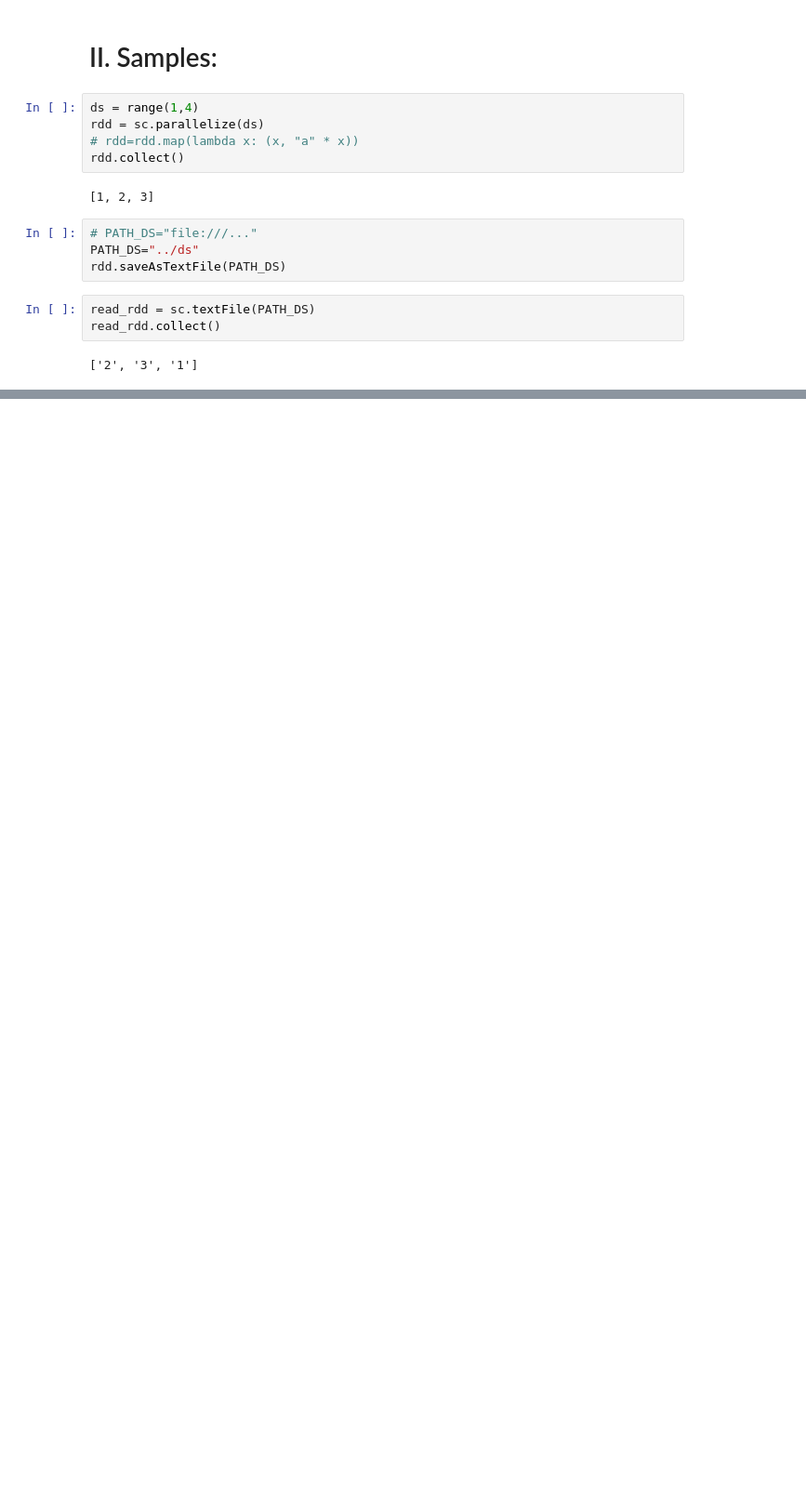
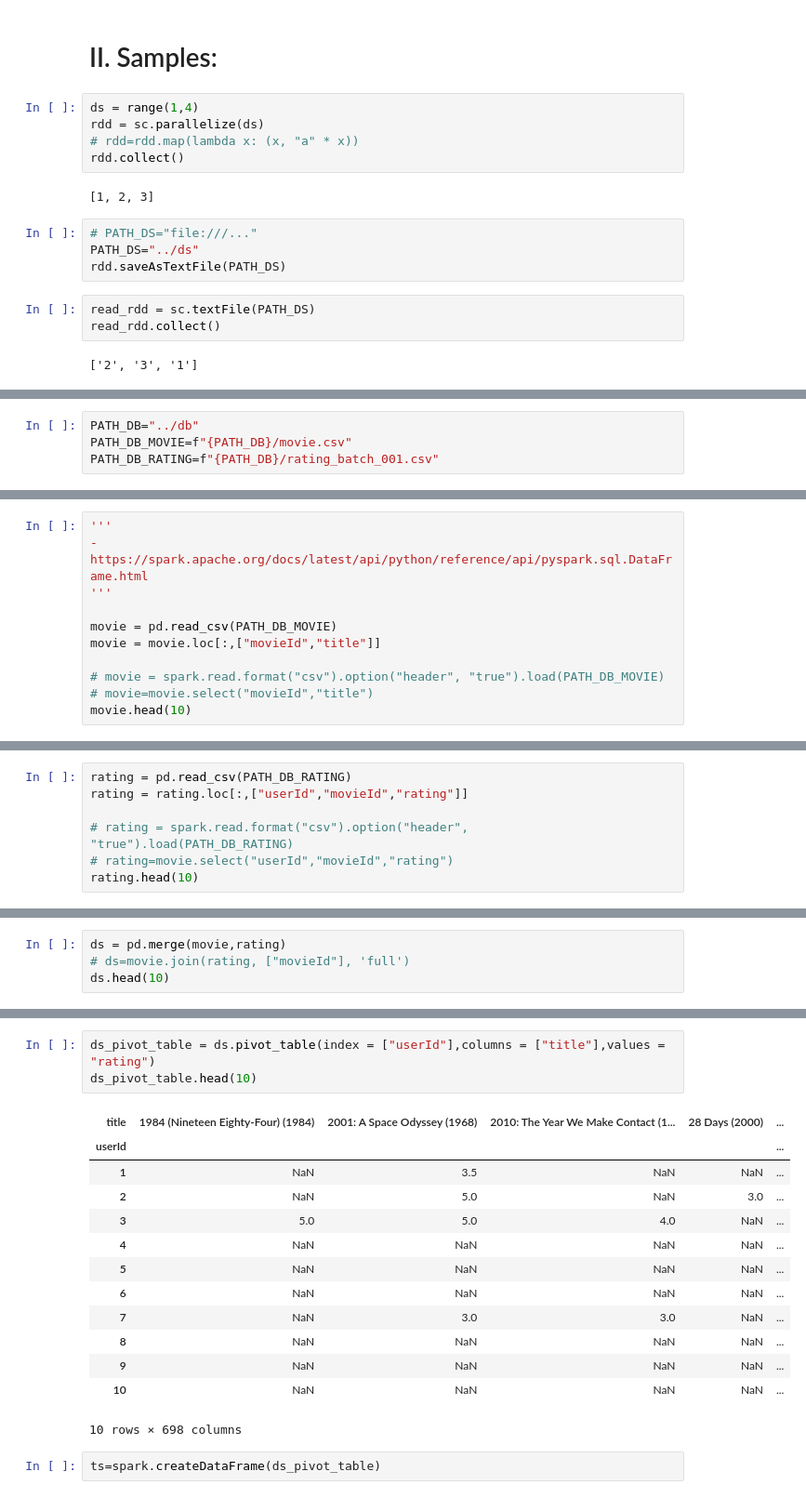
Before and after one commit to CoderandGymnast/BTL-PTPMPT-11, a Jupyter notebook: src/main.ipynb, the cells around one changed output, grey strips where cells are left out. Shown: that part at 93% size. Saved outputs shown, nothing was run; the diff lists cells and outputs as text; blank space fills up the shorter version.

Commit message:
[WIP]: item-based movie recommender

```diff
--- a/src/main.ipynb
+++ b/src/main.ipynb
@@ -49,0 +53,4 @@ PythonRDD[129] at collect at /tmp/ipykernel_6870/973045085.py:1
+# %%
+PATH_DB="../db"
+PATH_DB_MOVIE=f"{PATH_DB}/movie.csv"
+PATH_DB_RATING=f"{PATH_DB}/rating_batch_001.csv"
@@ -49,0 +66,11 @@ PythonRDD[129] at collect at /tmp/ipykernel_6870/973045085.py:1
+# %%
+'''
+- https://spark.apache.org/docs/latest/api/python/reference/api/pyspark.sql.DataFrame.html
+'''
+
+movie = pd.read_csv(PATH_DB_MOVIE)
+movie = movie.loc[:,["movieId","title"]]
+
+# movie = spark.read.format("csv").option("header", "true").load(PATH_DB_MOVIE)
+# movie=movie.select("movieId","title")
+movie.head(10)
@@ -49,0 +89,7 @@ PythonRDD[129] at collect at /tmp/ipykernel_6870/973045085.py:1
+# %%
+rating = pd.read_csv(PATH_DB_RATING)
+rating = rating.loc[:,["userId","movieId","rating"]]
+
+# rating = spark.read.format("csv").option("header", "true").load(PATH_DB_RATING)
+# rating=movie.select("userId","movieId","rating")
+rating.head(10)
@@ -49,0 +108,4 @@ PythonRDD[129] at collect at /tmp/ipykernel_6870/973045085.py:1
+# %%
+ds = pd.merge(movie,rating)
+# ds=movie.join(rating, ["movieId"], 'full')
+ds.head(10)
@@ -49,0 +124,19 @@ PythonRDD[129] at collect at /tmp/ipykernel_6870/973045085.py:1
+# %%
+ds_pivot_table = ds.pivot_table(index = ["userId"],columns = ["title"],values = "rating")
+ds_pivot_table.head(10)
+# %% [output]
+| title | 1984 (Nineteen Eighty-Four) (1984) | 2001: A Space Odyssey (1968) | 2010: The Year We Make Contact (1... | 28 Days (2000) | ... |
+| userId |  |  |  |  | ... |
+| 1 | NaN | 3.5 | NaN | NaN | ... |
+| 2 | NaN | 5.0 | NaN | 3.0 | ... |
+| 3 | 5.0 | 5.0 | 4.0 | NaN | ... |
+| 4 | NaN | NaN | NaN | NaN | ... |
+| 5 | NaN | NaN | NaN | NaN | ... |
+| 6 | NaN | NaN | NaN | NaN | ... |
+| 7 | NaN | 3.0 | 3.0 | NaN | ... |
+| 8 | NaN | NaN | NaN | NaN | ... |
+| 9 | NaN | NaN | NaN | NaN | ... |
+| 10 | NaN | NaN | NaN | NaN | ... |
+10 rows × 698 columns
+# %%
+ts=spark.createDataFrame(ds_pivot_table)
```
Also changed, not shown: parts of 14 cells of this notebook, 1 other file.
